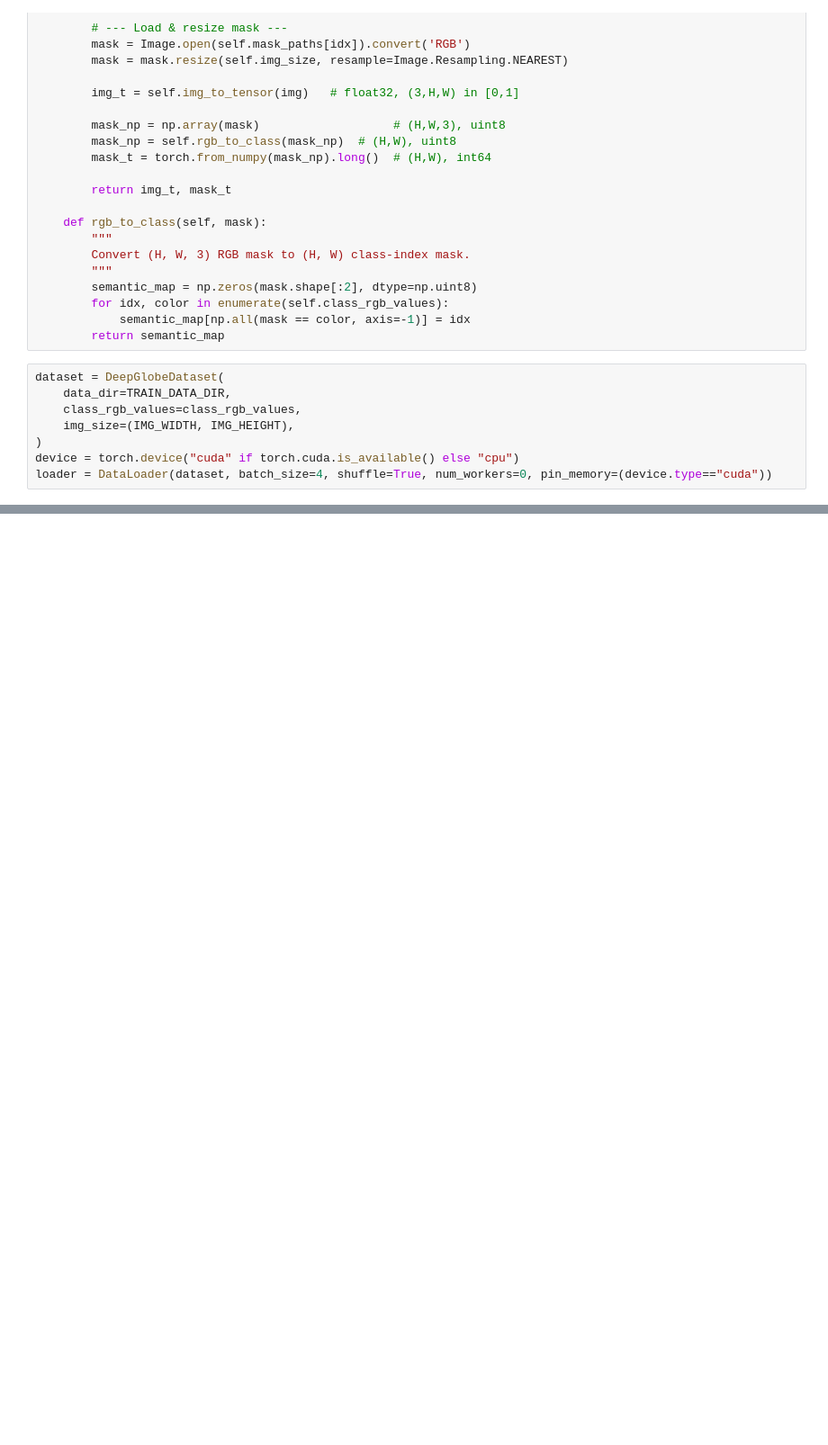
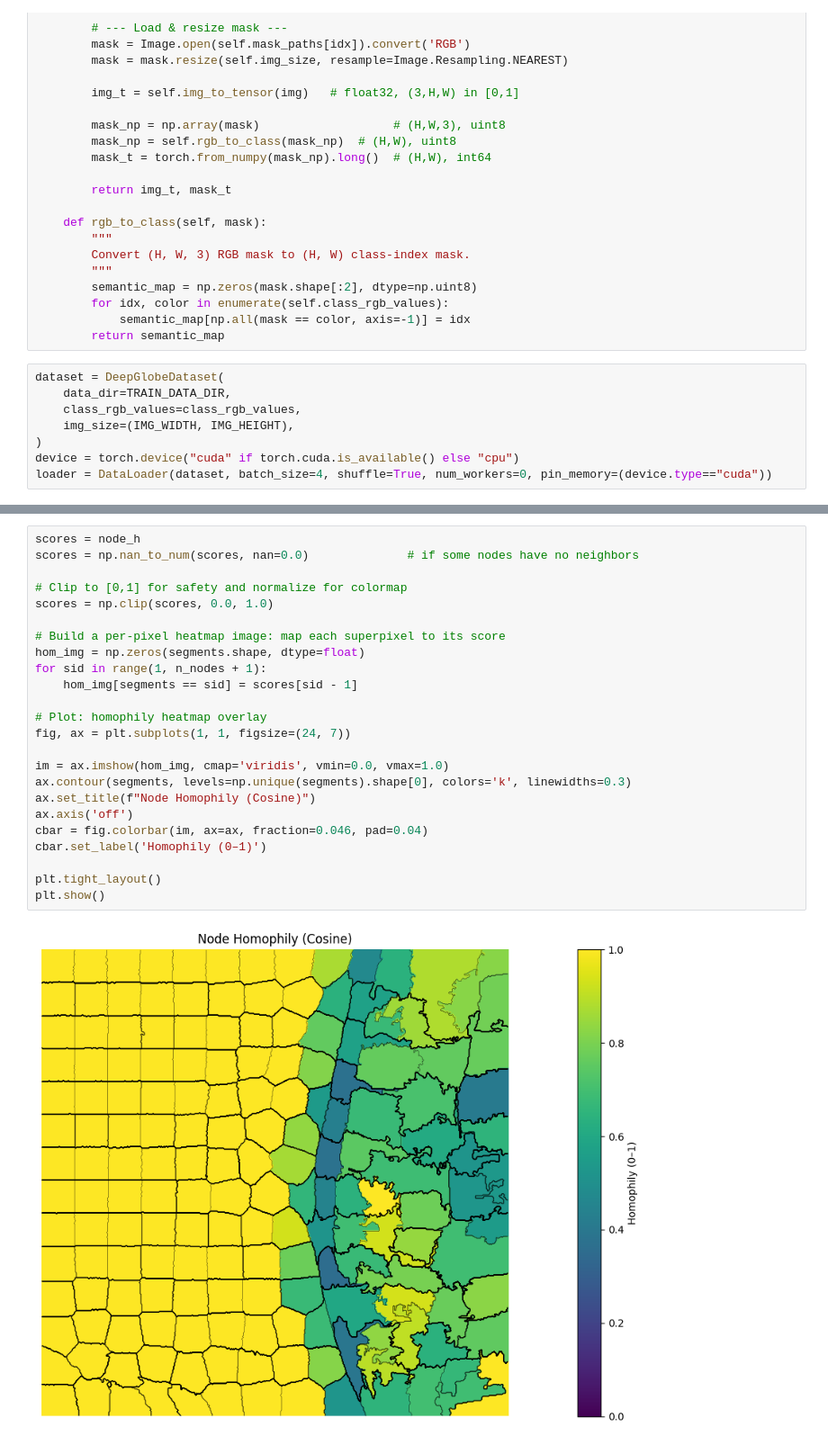
Before and after one commit to alexcojocaru2002/graph-machine-learning, a Jupyter notebook: loader.ipynb, the cells around one changed output, grey strips where cells are left out. Shown at 90% size. Cells and saved outputs as stored; diff of their text form; blank space fills up the shorter version.

```diff
--- a/loader.ipynb
+++ b/loader.ipynb
@@ -162,0 +278,26 @@ plt.show()
+# %%
+scores = node_h
+scores = np.nan_to_num(scores, nan=0.0)              # if some nodes have no neighbors
+
+# Clip to [0,1] for safety and normalize for colormap
+scores = np.clip(scores, 0.0, 1.0)
+
+# Build a per-pixel heatmap image: map each superpixel to its score
+hom_img = np.zeros(segments.shape, dtype=float)
+for sid in range(1, n_nodes + 1):
+    hom_img[segments == sid] = scores[sid - 1]
+
+# Plot: homophily heatmap overlay
+fig, ax = plt.subplots(1, 1, figsize=(24, 7))
+
+im = ax.imshow(hom_img, cmap='viridis', vmin=0.0, vmax=1.0)
+ax.contour(segments, levels=np.unique(segments).shape[0], colors='k', linewidths=0.3)
+ax.set_title(f"Node Homophily (Cosine)")
+ax.axis('off')
+cbar = fig.colorbar(im, ax=ax, fraction=0.046, pad=0.04)
+cbar.set_label('Homophily (0–1)')
+
+plt.tight_layout()
+plt.show()
+# %% [output]
+[figure, added]
```
Also changed, not shown: parts of 5 cells of this notebook.
